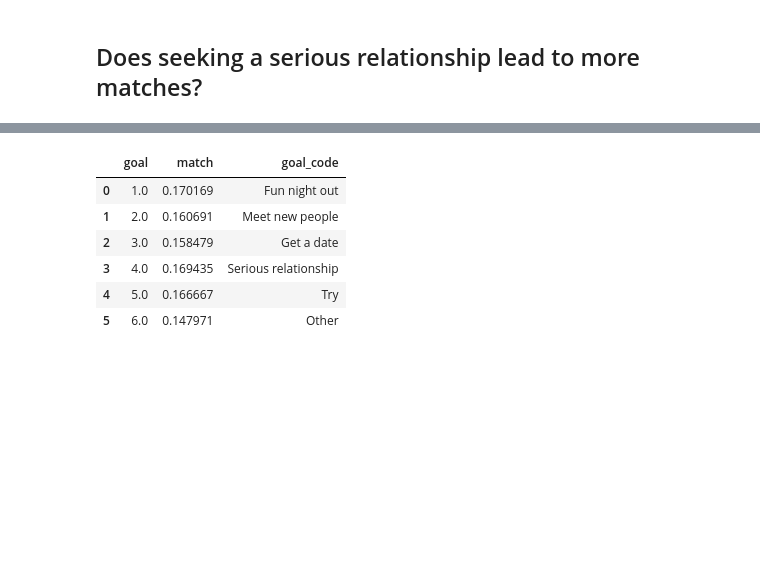
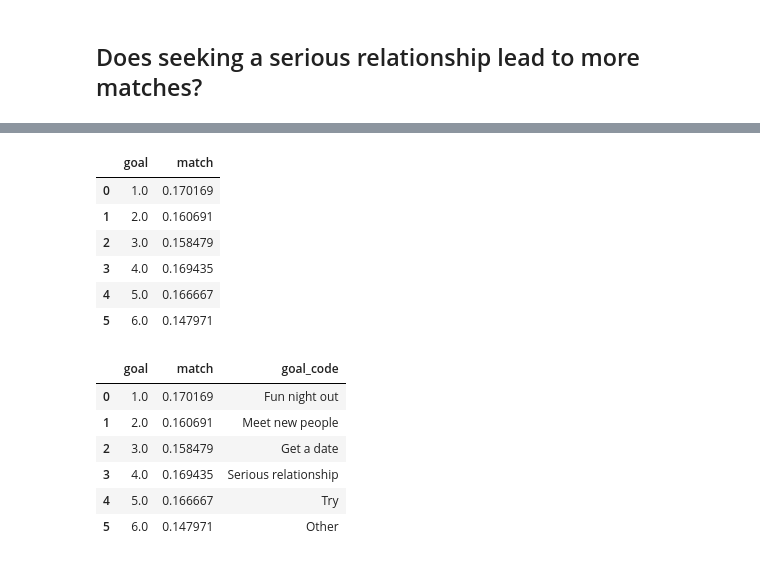
Before and after one commit to monolok/tinder, a Jupyter notebook: project1.ipynb, the cells around one changed output, grey strips where cells are left out. Drawn from its saved outputs; the diff is of its cells as text; code cells hidden in the pictures; blank space fills up the shorter version.

```diff
--- a/project1.ipynb
+++ b/project1.ipynb
@@ -761,5 +795,15 @@ goal_df = df[['goal', 'match']]
 # %%
 goal_df = goal_df.groupby('goal').mean().reset_index()
+# %%
+goal_df
+# %% [output]
+|  | goal | match |
+| 0 | 1.0 | 0.170169 |
+| 1 | 2.0 | 0.160691 |
+| 2 | 3.0 | 0.158479 |
+| 3 | 4.0 | 0.169435 |
+| 4 | 5.0 | 0.166667 |
+| 5 | 6.0 | 0.147971 |
 # %%
 goal_names = {1: 'Fun night out', 2: 'Meet new people', 3: 'Get a date', 4: 'Serious relationship', 5: 'Try', 6: 'Other'}
 # %%
```
Also changed, not shown: parts of 21 cells of this notebook, 1 other file.
